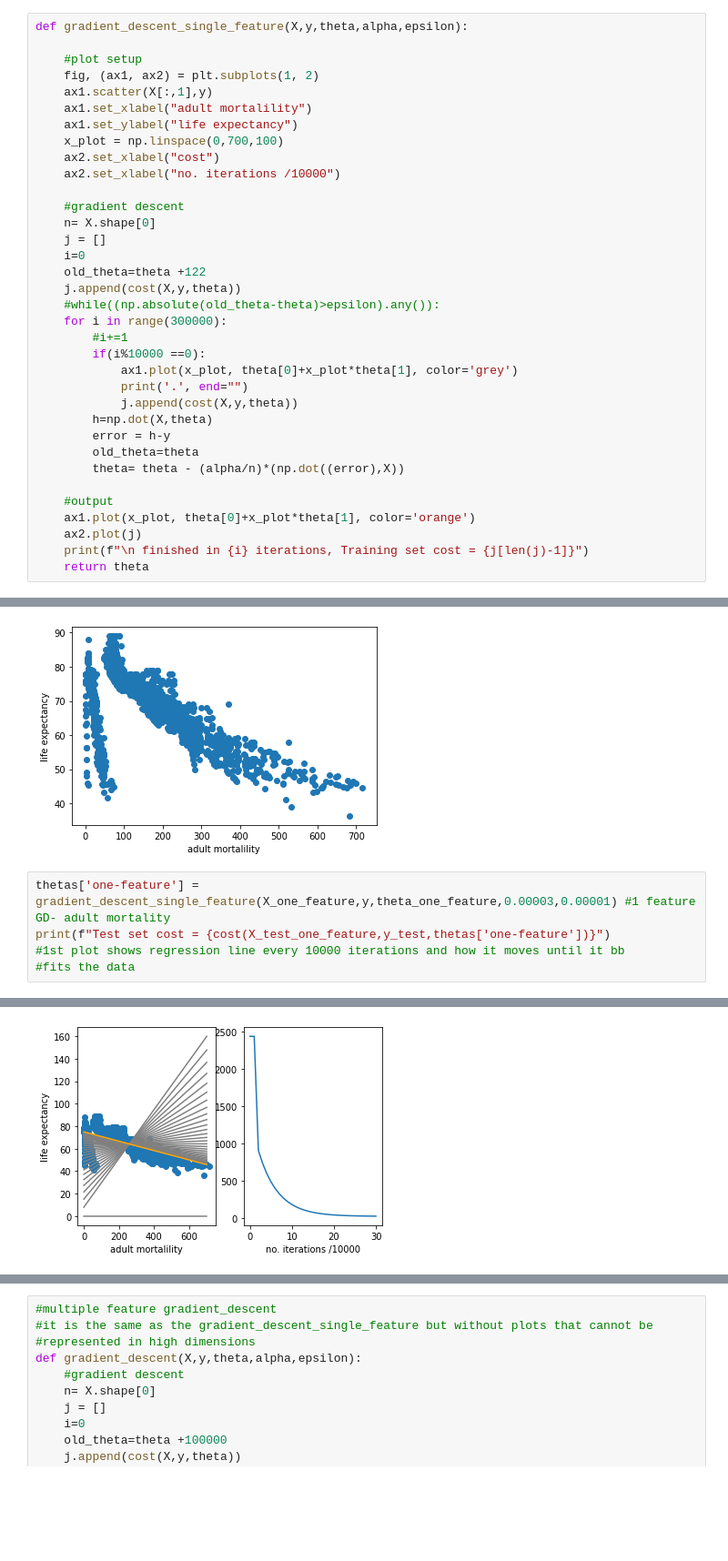
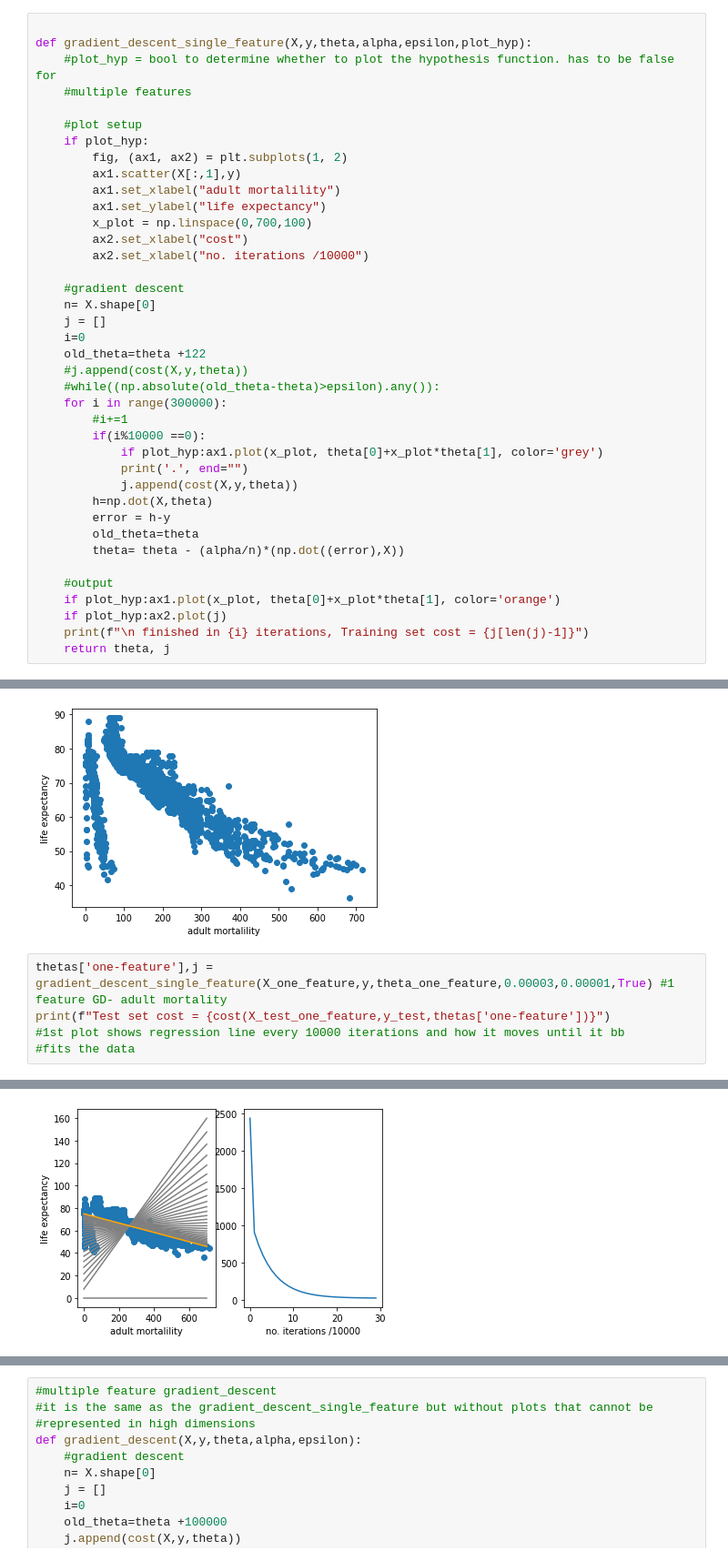
Before and after one commit to ThishenP/ACML-Assignment-1, a Jupyter notebook: Assigment_1_1839434.ipynb, the cells around one changed output, grey strips where cells are left out. Shown at 91% size. Saved outputs shown, nothing was run; the diff lists cells and outputs as text; blank space fills up the shorter version.

```diff
--- a/Assigment_1_1839434.ipynb
+++ b/Assigment_1_1839434.ipynb
@@ -37,28 +37,32 @@ def cost(X,y,theta):
     h= np.dot(X,theta) #don't need to transpose theta as in numpy row vectors and column vectors are the same
     return (1/(2*n_examples))*np.sum(np.square(h-y))
 # %%
-def gradient_descent_single_feature(X,y,theta,alpha,epsilon):
+
+def gradient_descent_single_feature(X,y,theta,alpha,epsilon,plot_hyp):
+    #plot_hyp = bool to determine whether to plot the hypothesis function. has to be false for
+    #multiple features
 
     #plot setup
-    fig, (ax1, ax2) = plt.subplots(1, 2)
-    ax1.scatter(X[:,1],y)
-    ax1.set_xlabel("adult mortalility")
-    ax1.set_ylabel("life expectancy")
-    x_plot = np.linspace(0,700,100)
-    ax2.set_xlabel("cost")
-    ax2.set_xlabel("no. iterations /10000")
+    if plot_hyp:
+        fig, (ax1, ax2) = plt.subplots(1, 2)
+        ax1.scatter(X[:,1],y)
+        ax1.set_xlabel("adult mortalility")
+        ax1.set_ylabel("life expectancy")
+        x_plot = np.linspace(0,700,100)
+        ax2.set_xlabel("cost")
+        ax2.set_xlabel("no. iterations /10000")
 
     #gradient descent
     n= X.shape[0]
     j = []
     i=0
     old_theta=theta +122
-    j.append(cost(X,y,theta))
+    #j.append(cost(X,y,theta))
     #while((np.absolute(old_theta-theta)>epsilon).any()):
     for i in range(300000):
         #i+=1
         if(i%10000 ==0):
-            ax1.plot(x_plot, theta[0]+x_plot*theta[1], color='grey')
+            if plot_hyp:ax1.plot(x_plot, theta[0]+x_plot*theta[1], color='grey')
             print('.', end="")
             j.append(cost(X,y,theta))
         h=np.dot(X,theta)
@@ -67,10 +71,10 @@ def gradient_descent_single_feature(X,y,theta,alpha,epsilon):
         theta= theta - (alpha/n)*(np.dot((error),X))
 
     #output
-    ax1.plot(x_plot, theta[0]+x_plot*theta[1], color='orange')
-    ax2.plot(j)
+    if plot_hyp:ax1.plot(x_plot, theta[0]+x_plot*theta[1], color='orange')
+    if plot_hyp:ax2.plot(j)
     print(f"\n finished in {i} iterations, Training set cost = {j[len(j)-1]}")
-    return theta
+    return theta, j
 # %%
 #in this section I will train gradient descent on just 1 feature (adult mortalility)
 #to allow for 2 dimensional data representation
@@ -89,14 +93,14 @@ plt.ylabel("life expectancy")
 Text(0, 0.5, 'life expectancy')
 [figure]
 # %%
-thetas['one-feature'] = gradient_descent_single_feature(X_one_feature,y,theta_one_feature,0.00003,0.00001) #1 feature GD- adult mortality
+thetas['one-feature'],j = gradient_descent_single_feature(X_one_feature,y,theta_one_feature,0.00003,0.00001,True) #1 feature GD- adult mortality
 print(f"Test set cost = {cost(X_test_one_feature,y_test,thetas['one-feature'])}")
 #1st plot shows regression line every 10000 iterations and how it moves until it bb
 #fits the data
 # %% [output]
 ..............................
  finished in 299999 iterations, Training set cost = 25.807836321455735
 Test set cost = 23.66095947448518
-[figure, old version]
+[figure, new version]
 # %%
 #test learning rate convergence/divergence
```
Also changed, not shown: parts of 1 cell of this notebook.
